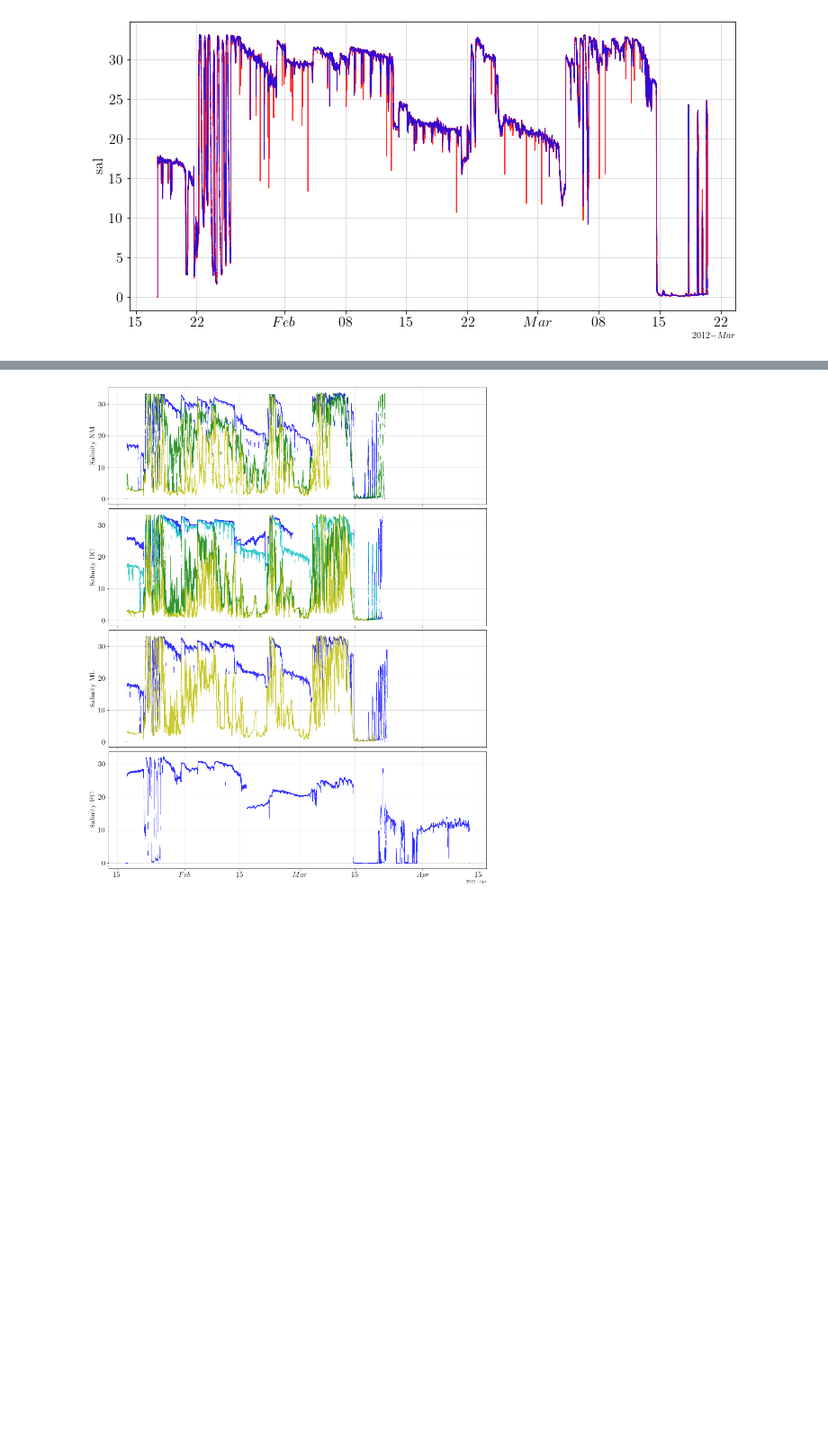
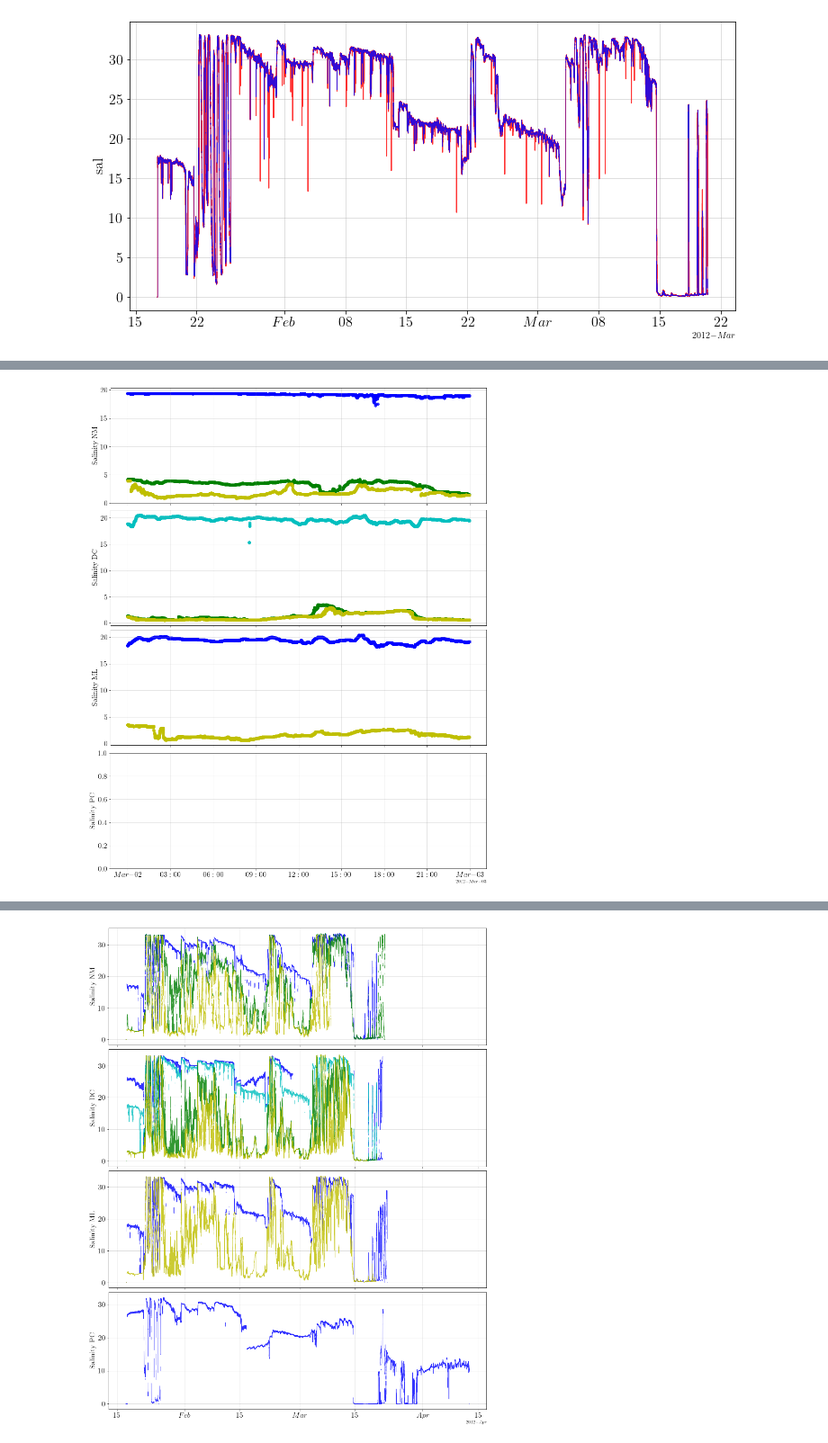
Before and after one commit to Dhannai/Thesis, a Jupyter notebook: febmar/del_sal_tem.ipynb, the cells around one changed output, grey strips where cells are left out. Shown at 90% size. Cells and saved outputs as stored; diff of their text form; code cells hidden in the pictures; blank space fills up the shorter version.

```diff
--- a/febmar/del_sal_tem.ipynb
+++ b/febmar/del_sal_tem.ipynb
@@ -503,0 +528,79 @@ ax2.xaxis.set_major_formatter(formatter)
+# %%
+sec30 = pd.date_range(start=datetime(2012,3,2,0,0,0), end=datetime(2012,3,2,23,59,0), periods=None, freq='30S')
+sec10 = pd.date_range(start=datetime(2012,3,2,0,0,0), end=datetime(2012,3,2,23,59,0), periods=None, freq='10S')
+
+fig, (ax1, ax2, ax3, ax4) = plt.subplots(nrows=4, figsize=(12, 15), constrained_layout=True, sharex=True)
+
+#Formato fecha
+locator = mdates.AutoDateLocator()
+formatter = mdates.ConciseDateFormatter(locator)
+
+ax1.set_ylabel(r"Salinity NM ",
+          fontsize=16)
+
+# ax1.plot(NM_1.index, NM_1["Salinity"].values, c='r', alpha=0.8, linewidth=0.8, label='top-bottom')
+ax1.scatter(sec10, NM_1["Sal_del"][sec10].values, c='b', alpha=0.8, linewidth=0.8, label='top-bottom')
+
+# ax1.plot(NM_2.index, NM_2["Salinity"].values, c='r', alpha=0.8, linewidth=0.8, label='top-bottom')
+ax1.scatter(sec30, NM_2["Sal_del"][sec30].values, c='g', alpha=0.8, linewidth=0.8, label='top-bottom')
+
+# ax1.plot(NM_3.index, NM_3["Salinity"].values, c='r', alpha=0.8, linewidth=0.8, label='top-bottom')
+ax1.scatter(sec30, NM_3["Sal_del"][sec30].values, c='y', alpha=0.8, linewidth=0.8, label='top-bottom')
+
+ax1.xaxis.set_tick_params(labelsize=16)
+ax1.yaxis.set_tick_params(labelsize=16)
+ax1.grid(alpha=0.5)
+
+ax2.set_ylabel(r"Salinity DC",
+          fontsize=16)
+
+# ax2.plot(DC_1.index, DC_1["Salinity"].values, c='r', alpha=0.8, linewidth=0.8, label='top-bottom')
+ax2.scatter(sec10, DC_1["Sal_del"][sec10].values, c='b', alpha=0.8, linewidth=0.8, label='top-bottom')
+
+# ax2.plot(DC_2.index, DC_2["Salinity"].values, c='r', alpha=0.8, linewidth=0.8, label='top-bottom')
+ax2.scatter(sec10, DC_2["Sal_del"][sec10].values, c='c', alpha=0.8, linewidth=0.8, label='top-bottom')
+
+# ax2.plot(DC_3.index, DC_3["Salinity"].values, c='r', alpha=0.8, linewidth=0.8, label='top-bottom')
+ax2.scatter(sec10, DC_3["Sal_del"][sec10].values, c='g', alpha=0.8, linewidth=0.8, label='top-bottom')
+
+# ax2.plot(DC_4.index, DC_4["Salinity"].values, c='r', alpha=0.8, linewidth=0.8, label='top-bottom')
+ax2.scatter(sec10, DC_4["Sal_del"][sec10].values, c='y', alpha=0.8, linewidth=0.8, label='top-bottom')
+
+ax2.xaxis.set_tick_params(labelsize=16)
+ax2.yaxis.set_tick_params(labelsize=16)
+ax2.grid(alpha=0.5)
+
+# ax2.set_xlim(datetime(2012,1,17,14,0,0), datetime(2012,1,21,12,0,0))
+ax3.set_ylabel(r"Salinity ML ",
+          fontsize=16)
+
+# ax3.plot(ML_1.index, ML_1["Salinity"].values, c='r', alpha=0.8, linewidth=0.8, label='top-bottom')
+ax3.scatter(sec10, ML_1["Sal_del"][sec10].values, c='b', alpha=0.8, linewidth=0.8, label='top-bottom')
+
+# ax3.plot(ML_2.index, ML_2["Salinity"].values, c='r', alpha=0.8, linewidth=0.8, label='top-bottom')
+ax3.scatter(sec10, ML_2["Sal_del"][sec10].values, c='y', alpha=0.8, linewidth=0.8, label='top-bottom')
+
+
+
+ax3.xaxis.set_tick_params(labelsize=16)
+ax3.yaxis.set_tick_params(labelsize=16)
+ax3.grid(alpha=0.5)
+
+
+ax4.set_ylabel(r"Salinity PC ",
+          fontsize=16)
+
+# ax4.plot(PC_1.index, PC_1["Salinity"].values, c='r', alpha=0.8, linewidth=0.8, label='top-bottom')
+# ax4.scatter(sec30, PC_1["Sal_del"][sec30].values, c='b', alpha=0.8, linewidth=0.8, label='top-bottom')
+
+
+ax4.xaxis.set_tick_params(labelsize=16)
+ax4.yaxis.set_tick_params(labelsize=16)
+ax4.grid(alpha=0.5)
+
+
+# Ajustar formato fecha
+ax2.xaxis.set_major_locator(locator)
+ax2.xaxis.set_major_formatter(formatter)
+# %% [output]
+[figure, added]
```
Also changed, not shown: parts of 13 cells of this notebook, 4 other files.
